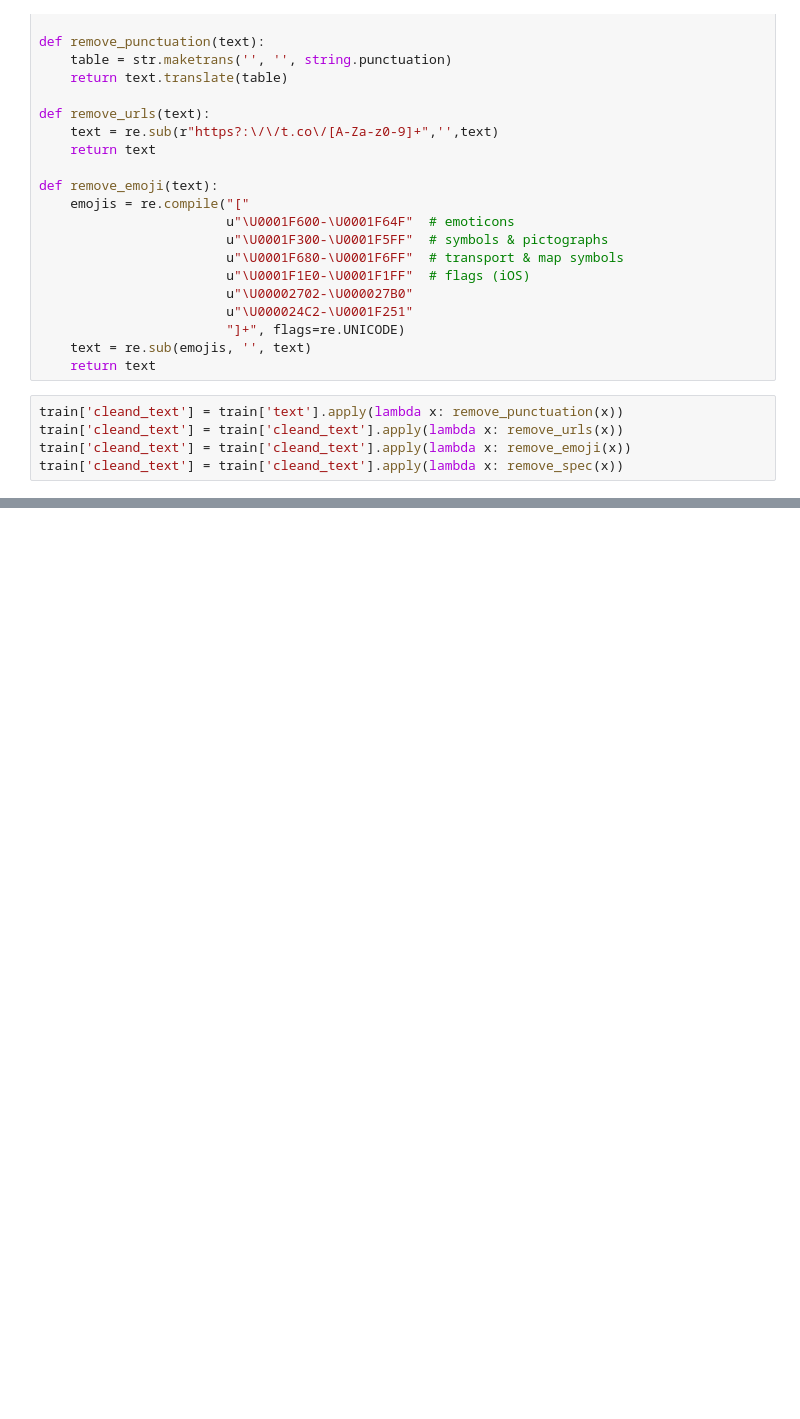
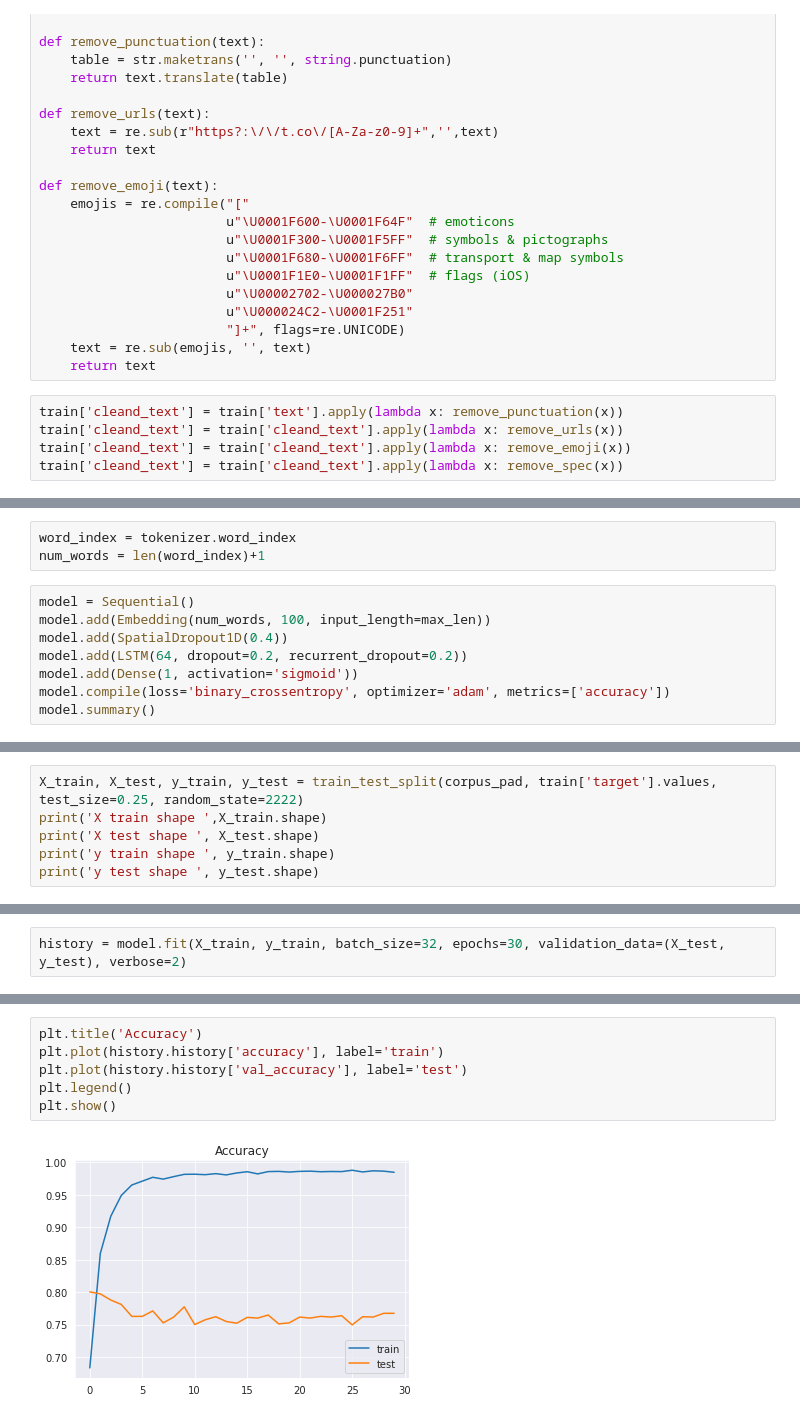
Before and after one commit to AhmedSheded/RNNs, a Jupyter notebook: Disaster Tweets.ipynb, the cells around one changed output, grey strips where cells are left out. Cells and saved outputs as stored; diff of their text form; blank space fills up the shorter version.

```diff
--- a/Disaster Tweets.ipynb
+++ b/Disaster Tweets.ipynb
@@ -110,0 +153,11 @@ train['cleand_text'] = train['cleand_text'].apply(lambda x: remove_spec(x))
+# %%
+word_index = tokenizer.word_index
+num_words = len(word_index)+1
+# %%
+model = Sequential()
+model.add(Embedding(num_words, 100, input_length=max_len))
+model.add(SpatialDropout1D(0.4))
+model.add(LSTM(64, dropout=0.2, recurrent_dropout=0.2))
+model.add(Dense(1, activation='sigmoid'))
+model.compile(loss='binary_crossentropy', optimizer='adam', metrics=['accuracy'])
+model.summary()
@@ -110,0 +185,6 @@ train['cleand_text'] = train['cleand_text'].apply(lambda x: remove_spec(x))
+# %%
+X_train, X_test, y_train, y_test = train_test_split(corpus_pad, train['target'].values, test_size=0.25, random_state=2222)
+print('X train shape ',X_train.shape)
+print('X test shape ', X_test.shape)
+print('y train shape ', y_train.shape)
+print('y test shape ', y_test.shape)
@@ -110,0 +196,2 @@ train['cleand_text'] = train['cleand_text'].apply(lambda x: remove_spec(x))
+# %%
+history = model.fit(X_train, y_train, batch_size=32, epochs=30, validation_data=(X_test, y_test), verbose=2)
@@ -110,0 +216,8 @@ train['cleand_text'] = train['cleand_text'].apply(lambda x: remove_spec(x))
+# %%
+plt.title('Accuracy')
+plt.plot(history.history['accuracy'], label='train')
+plt.plot(history.history['val_accuracy'], label='test')
+plt.legend()
+plt.show()
+# %% [output]
+[figure, added]
```
Also changed, not shown: parts of 8 cells of this notebook.
